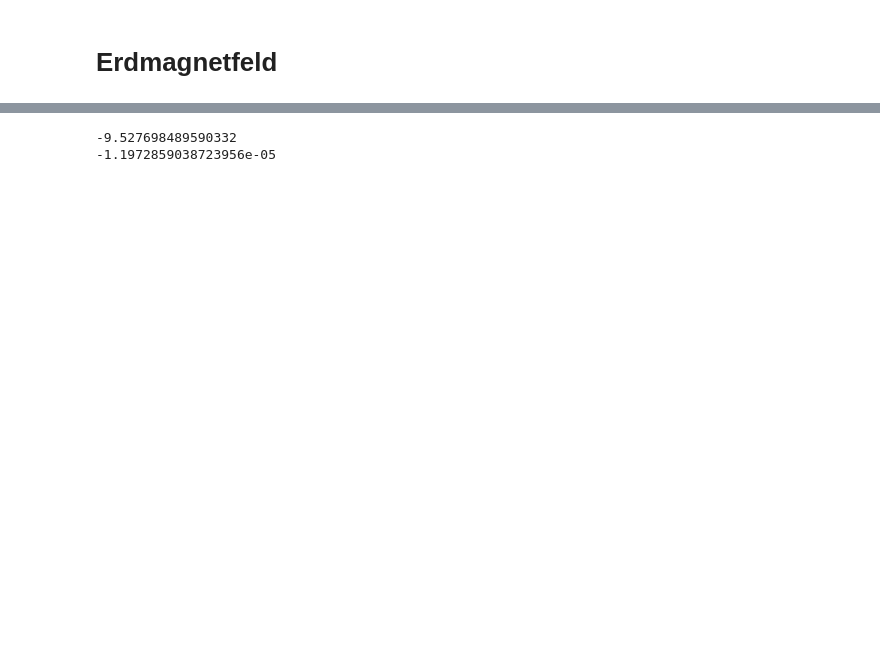
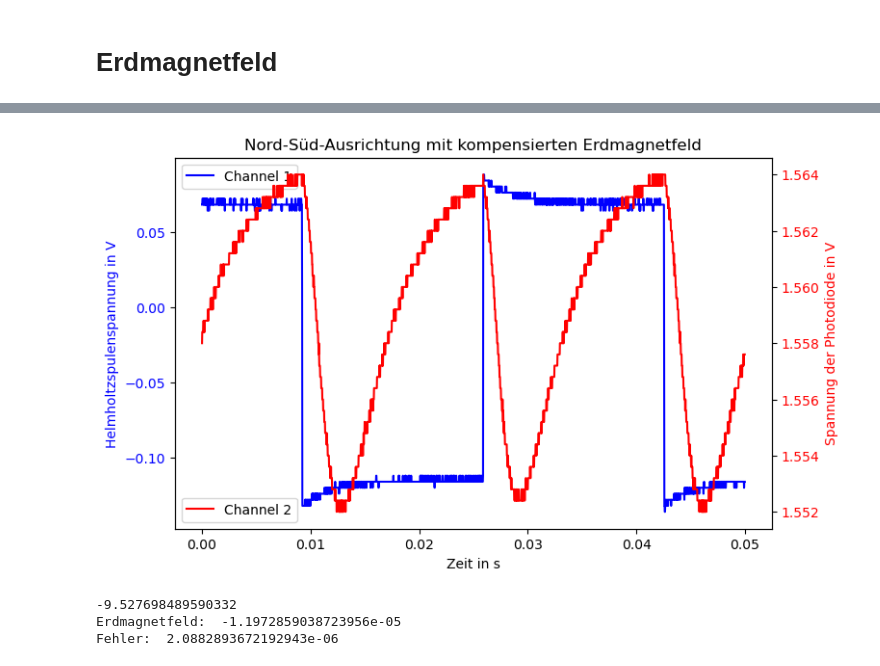
Before and after one commit to hannes-ebe/F-Prak-B, a Jupyter notebook: Optisches_Pumpen/erdmagnet.ipynb, the cells around one changed output, grey strips where cells are left out. Cells and saved outputs as stored; diff of their text form; code cells hidden in the pictures; blank space fills up the shorter version.

```diff
--- a/Optisches_Pumpen/erdmagnet.ipynb
+++ b/Optisches_Pumpen/erdmagnet.ipynb
@@ -42,10 +67,22 @@ print(nordsüd.ch2)
+# %%
+nordsüdkomp = Oszi('data/ohne_B/erdmagnet/nord_sued_kompensiert')
+nordsüdkomp.plot(title='Nord-Süd-Ausrichtung mit kompensierten Erdmagnetfeld',xlabel='Zeit in s',ylabel1='Helmholtzspulenspannung in V',ylabel2='Spannung der Photodiode in V',figsize=(8,5))
+plt.savefig('figures/nordsüdkomp.pdf')
+# %% [output]
+[figure, added]
 # %%
 U_offset = -25.8e-3
-I = U_offset/R   # Faktor 1/2, weil Strom, der in die Formel eingeht, der Strom durch eine (nicht die zwei parallelen Spulen) ist. (Aus irgendwelchen Gründen fällt der Faktor wieder weg...)
+dU_offset = 4.5e-3
+I = U_offset/R*0.5   # Faktor 1/2, weil Strom, der in die Formel eingeht, der Strom durch eine (nicht die zwei parallelen Spulen) ist.
 H = helmholtz(N,r,I)
 B = H*const.mu_0
 print(H)
-print(B)
+print('Erdmagnetfeld: ',B)
+dI = dU_offset/R*0.5   # Faktor 1/2, weil Strom, der in die Formel eingeht, der Strom durch eine (nicht die zwei parallelen Spulen) ist.
+dH = helmholtz(N,r,dI)
+dB = dH*const.mu_0
+print('Fehler: ',dB)
 # %% [output]
 -9.527698489590332
--1.1972859038723956e-05
+Erdmagnetfeld:  -1.1972859038723956e-05
+Fehler:  2.0882893672192943e-06
```
Also changed, not shown: parts of 5 cells of this notebook.
